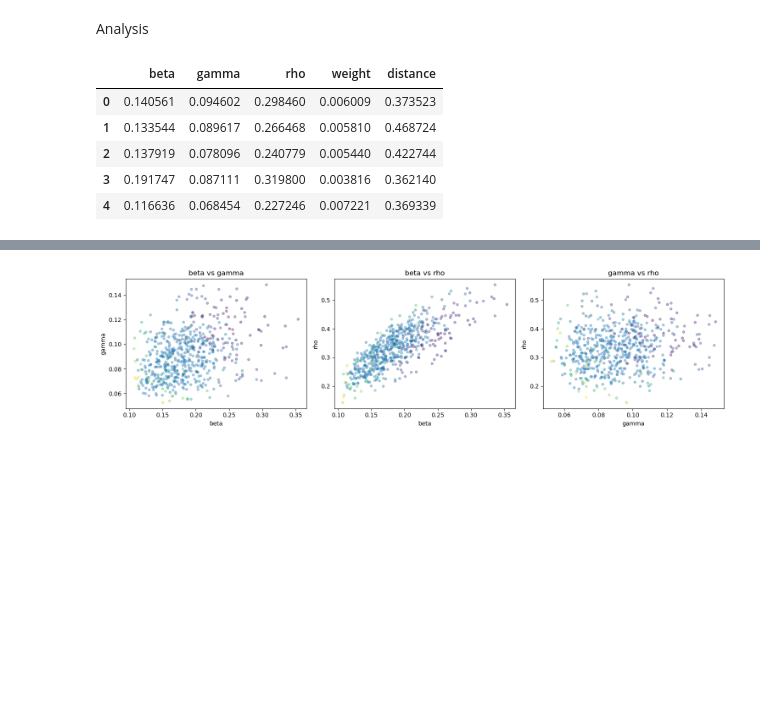
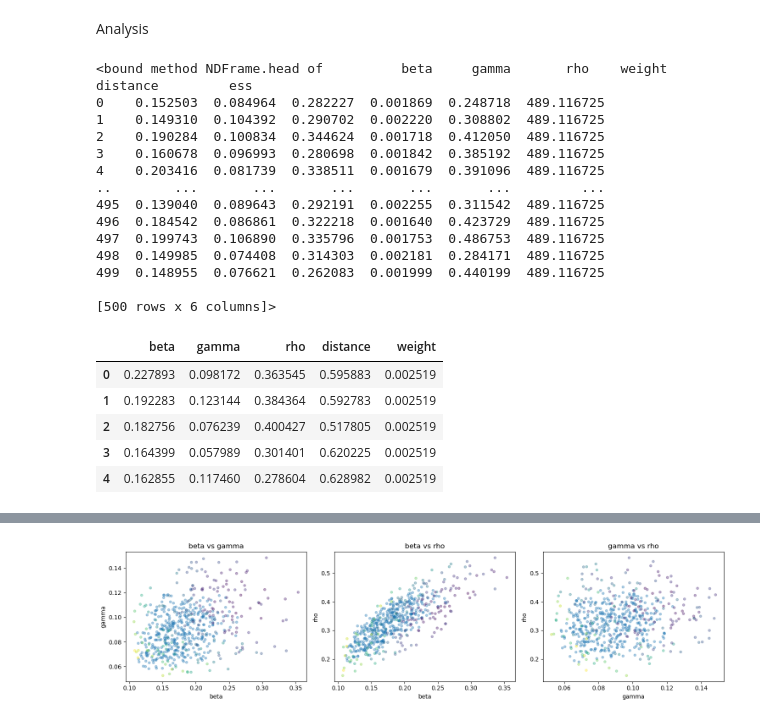
Before and after one commit to rooderich/ST3247_Assignment_Sem2_25-26, a Jupyter notebook: ABC_SMC2.ipynb, the cells around one changed output, grey strips where cells are left out. Drawn from its saved outputs; the diff is of its cells as text; code cells hidden in the pictures; blank space fills up the shorter version.

```diff
--- a/ABC_SMC2.ipynb
+++ b/ABC_SMC2.ipynb
@@ -354,25 +354,44 @@ populations, all_distances = abc_smc(
 Analysis
 # %%
 final_pop = populations[-1]
-theta_smc = final_pop["particles"]      # shape (N, 3)
+theta_smc = final_pop["particles"]  # shape (N, 3)
 w_smc = final_pop["weights"]
 d_smc = final_pop["distances"]
+ess_smc = final_pop["ess"]
 
 smc_df = pd.DataFrame(theta_smc, columns=["beta", "gamma", "rho"])
 smc_df["weight"] = w_smc
 smc_df["distance"] = d_smc
+smc_df["ess"] = ess_smc
 smc_df.head()
 # %% [output]
-|  | beta | gamma | rho | weight | distance |
-| 0 | 0.140561 | 0.094602 | 0.298460 | 0.006009 | 0.373523 |
-| 1 | 0.133544 | 0.089617 | 0.266468 | 0.005810 | 0.468724 |
-| 2 | 0.137919 | 0.078096 | 0.240779 | 0.005440 | 0.422744 |
-| 3 | 0.191747 | 0.087111 | 0.319800 | 0.003816 | 0.362140 |
-| 4 | 0.116636 | 0.068454 | 0.227246 | 0.007221 | 0.369339 |
+<bound method NDFrame.head of          beta     gamma       rho    weight  distance         ess
+0    0.152503  0.084964  0.282227  0.001869  0.248718  489.116725
+1    0.149310  0.104392  0.290702  0.002220  0.308802  489.116725
+2    0.190284  0.100834  0.344624  0.001718  0.412050  489.116725
+3    0.160678  0.096993  0.280698  0.001842  0.385192  489.116725
+4    0.203416  0.081739  0.338511  0.001679  0.391096  489.116725
+..        ...       ...       ...       ...       ...         ...
+495  0.139040  0.089643  0.292191  0.002255  0.311542  489.116725
+496  0.184542  0.086861  0.322218  0.001640  0.423729  489.116725
+497  0.199743  0.106890  0.335796  0.001753  0.486753  489.116725
+498  0.149985  0.074408  0.314303  0.002181  0.284171  489.116725
+499  0.148955  0.076621  0.262083  0.001999  0.440199  489.116725
+
+[500 rows x 6 columns]>
 # %%
 vanilla_abc = pd.read_csv("abc_results_full.csv")
 vanilla_df = pd.DataFrame(vanilla_abc, columns=["beta", "gamma", "rho","distance"])
 vanilla_df["weight"] = 1 / len(vanilla_df)
+
+vanilla_df.head()
+# %% [output]
+|  | beta | gamma | rho | distance | weight |
+| 0 | 0.227893 | 0.098172 | 0.363545 | 0.595883 | 0.002519 |
+| 1 | 0.192283 | 0.123144 | 0.384364 | 0.592783 | 0.002519 |
+| 2 | 0.182756 | 0.076239 | 0.400427 | 0.517805 | 0.002519 |
+| 3 | 0.164399 | 0.057989 | 0.301401 | 0.620225 | 0.002519 |
+| 4 | 0.162855 | 0.117460 | 0.278604 | 0.628982 | 0.002519 |
 # %%
 plt.figure(figsize=(7,5))
 for t, dist in enumerate(all_distances):
```
Also changed, not shown: parts of 6 cells of this notebook.
